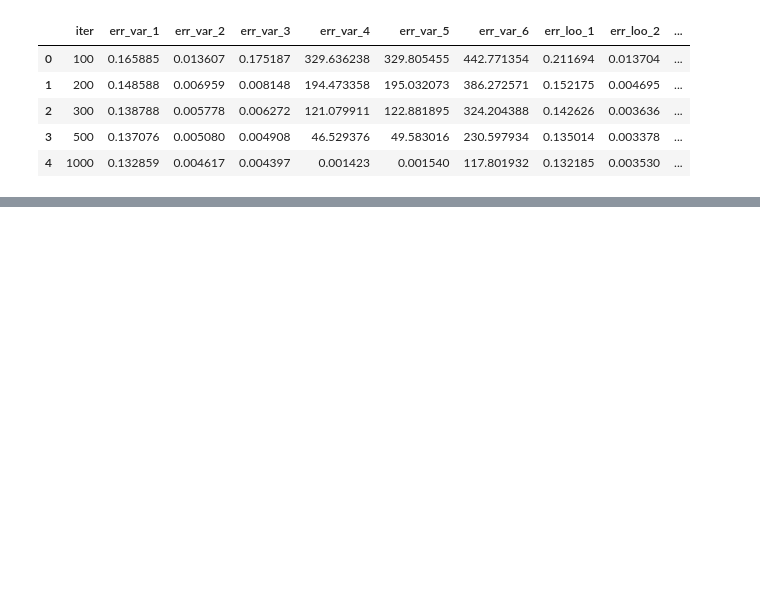
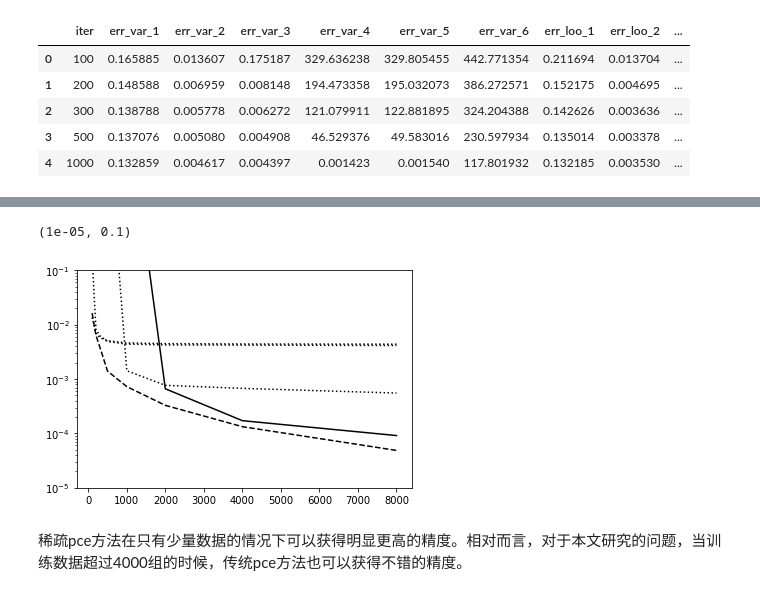
Before and after one commit to uqyge/----PCE, a Jupyter notebook: python/post.ipynb, the cells around one changed output, grey strips where cells are left out. Drawn from its saved outputs; the diff is of its cells as text; code cells hidden in the pictures; blank space fills up the shorter version.

```diff
--- a/python/post.ipynb
+++ b/python/post.ipynb
@@ -49,2 +57,14 @@ px.line(
+# %%
+plt.semilogy(df_err_pce.iter, df_err_pce.err_var_6,'k-')
+plt.semilogy(df_err_pce.iter, df_err_pce.err_var_4,'k:')
+plt.semilogy(df_err_pce.iter, df_err_pce.err_var_3,'k:')
+plt.semilogy(df_err_pce.iter, df_err_pce.err_var_2,'k:')
+plt.semilogy(df_err_lars.iter, df_err_lars.err_val,'k--')
+plt.ylim([1e-5,1e-1])
+# %% [output]
+(1e-05, 0.1)
+[figure, added]
+# %% [markdown]
+稀疏pce方法在只有少量数据的情况下可以获得明显更高的精度。相对而言，对于本文研究的问题，当训练数据超过4000组的时候，传统pce方法也可以获得不错的精度。
 # %%
 df_r2_pce = pd.read_csv('../outputs/r2PCE.csv')
```
Also changed, not shown: parts of 6 cells of this notebook, 11 other files.
